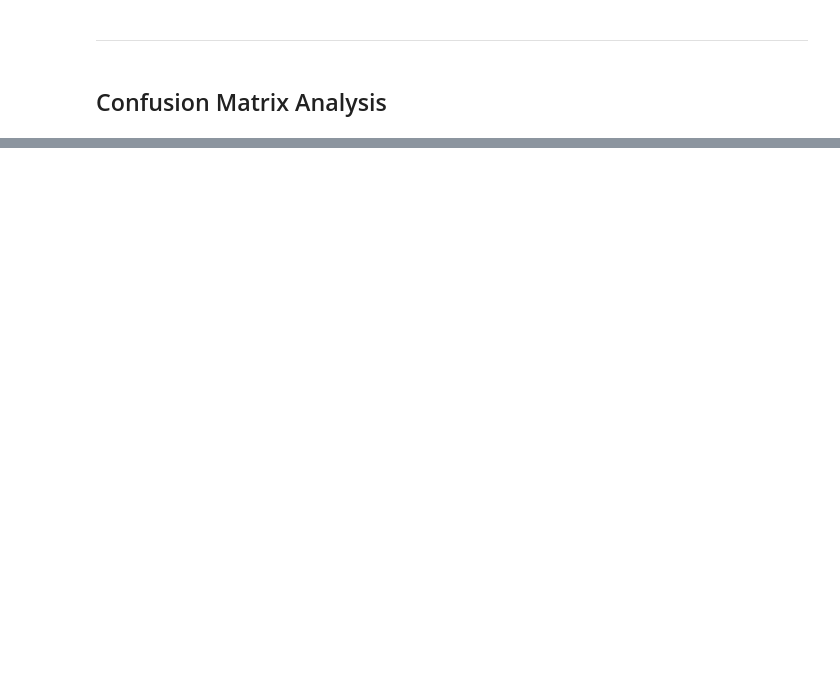
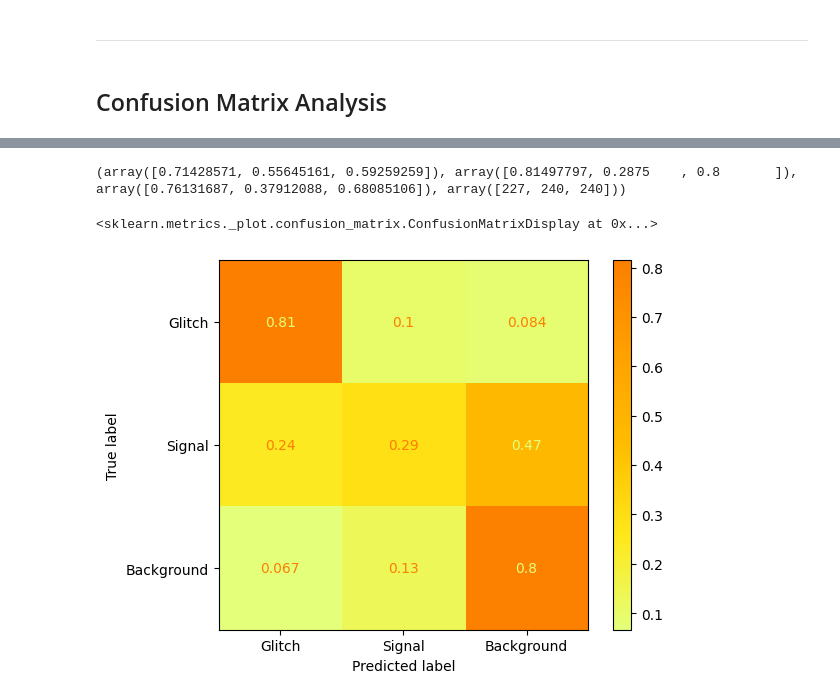
Before and after one commit to GWGASF/gwgasf, a Jupyter notebook: src/old/GASF Multiclass Classifier.ipynb, the cells around one changed output, grey strips where cells are left out. Cells and saved outputs as stored; diff of their text form; code cells hidden in the pictures; blank space fills up the shorter version.

```diff
--- a/src/old/GASF Multiclass Classifier.ipynb
+++ b/src/old/GASF Multiclass Classifier.ipynb
@@ -795,0 +778,38 @@ Error:
+# %%
+from sklearn.metrics import confusion_matrix, ConfusionMatrixDisplay, precision_recall_fscore_support
+import pandas as pd
+
+def calculate_confusion_matrix(loaded_best_model, dataloader, device, num_classes=3):
+    """Calculate confusion matrix using sklearn's confusion_matrix."""
+    model = loaded_best_model
+    device = device
+    model.eval()
+    all_preds = []
+    all_labels = []
+
+    with torch.no_grad():
+        for x, y in tqdm(dataloader):
+            x, y = x.to(device), y.to(device)
+            outputs = model(x)
+            _, preds = torch.max(outputs, 1)
+            all_preds.extend(preds.cpu().numpy())
+            all_labels.extend(torch.argmax(y, 1).cpu().numpy())
+
+    conf_matrix = confusion_matrix(all_labels, all_preds, labels=range(num_classes), normalize='true')
+
+
+    print(precision_recall_fscore_support(all_labels, all_preds, labels=range(num_classes)))
+
+
+
+    # print(classification_report(all_labels, all_preds, labels=range(num_classes)))
+    return conf_matrix
+# %%
+conf_matrix = calculate_confusion_matrix(GASF_Model, training_data, device)
+conf_matrix
+disp = ConfusionMatrixDisplay(conf_matrix, display_labels=['Glitch', 'Signal', 'Background'])
+disp.plot(include_values=True, cmap='Wistia', ax=None, xticks_rotation='horizontal')
+# %% [output]
+(array([0.71428571, 0.55645161, 0.59259259]), array([0.81497797, 0.2875    , 0.8       ]), array([0.76131687, 0.37912088, 0.68085106]), array([227, 240, 240]))
+<sklearn.metrics._plot.confusion_matrix.ConfusionMatrixDisplay at 0x...>
+[figure, added]
```
Also changed, not shown: parts of 11 cells of this notebook, 9 other files.
